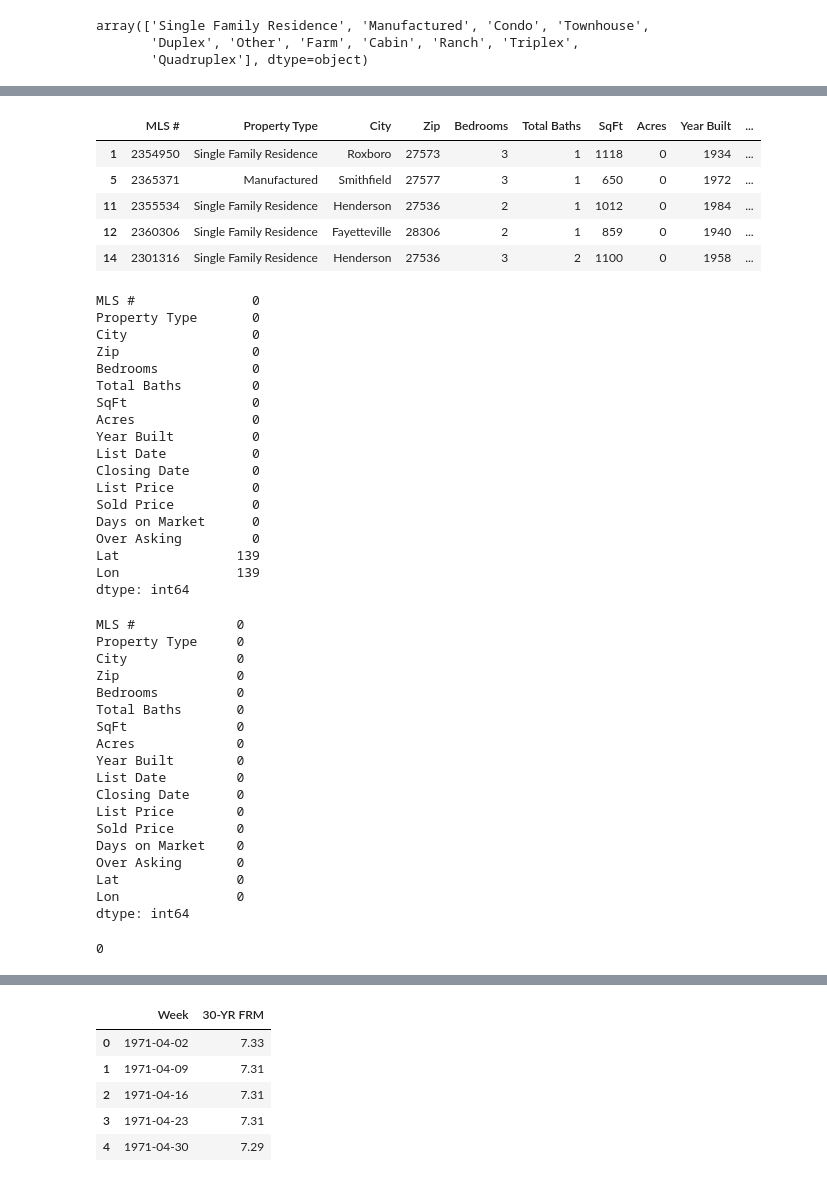
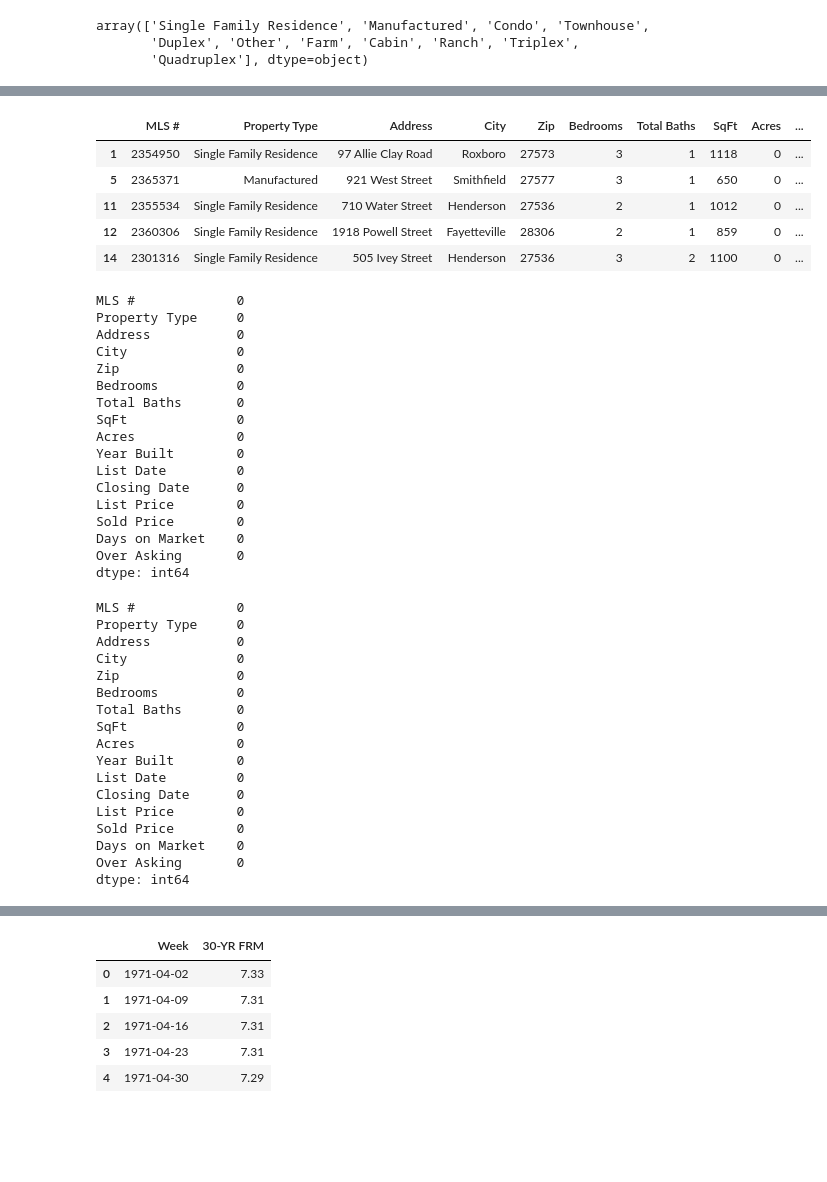
Before and after one commit to drlphysics/Real_Estate_Final_Project, a Jupyter notebook: data_cleanup.ipynb, the cells around one changed output, grey strips where cells are left out. Saved outputs shown, nothing was run; the diff lists cells and outputs as text; code cells hidden in the pictures; blank space fills up the shorter version.

```diff
--- a/data_cleanup.ipynb
+++ b/data_cleanup.ipynb
@@ -320,7 +323,6 @@ combined_df.head(10)
 #Drop Unnecessary Columns
 combined_df = combined_df.drop('Days On Market', axis=1)
 combined_df = combined_df.drop('Class', axis=1)
-combined_df = combined_df.drop(columns=['Address'])
 # %%
 combined_df.head(10)
 # %% [output]
@@ -342,16 +344,3 @@ combined_df['Property Type'].unique()
 array(['Single Family Residence', 'Manufactured', 'Condo', 'Townhouse',
        'Duplex', 'Other', 'Farm', 'Cabin', 'Ranch', 'Triplex',
        'Quadruplex'], dtype=object)
-# %%
-# Initialize pgeocode Nominatim object for the United States
-nomi = pgeocode.Nominatim('us')
-
-# Function to get latitude and longitude
-def get_lat_long(zip_code):
-    location = nomi.query_postal_code(zip_code)
-    return location.latitude, location.longitude
-
-# Apply the function to each zip code
-combined_df[['latitude', 'longitude']] = combined_df['Zip'].apply(lambda x: pd.Series(get_lat_long(x)))
-
-combined_df
@@ -372,48 +347,41 @@ combined_df
 # %%
-#Change the 'Latitude' column name to 'Lat'
-combined_df = combined_df.rename(columns={"latitude": "Lat"})
-
-#Change the 'Longitude' column name to 'Lon'
-combined_df = combined_df.rename(columns={"longitude": "Lon"})
-
 #Change the 'Total Living Area SqFt' column name to 'SqFt'
 combined_df = combined_df.rename(columns={"Total Living Area SqFt": "SqFt"})
 
 #Change the 'Profit' column name to 'Over Asking'
 combined_df = combined_df.rename(columns={"Profit": "Over Asking"})
 
 #Change the 'Days Between' column name to 'Days on Market'
 combined_df = combined_df.rename(columns={"Days Between": "Days on Market"})
 
 
 combined_df.head()
 # %% [output]
-|  | MLS # | Property Type | City | Zip | Bedrooms | Total Baths | SqFt | Acres | Year Built | ... |
-| 1 | 2354950 | Single Family Residence | Roxboro | 27573 | 3 | 1 | 1118 | 0 | 1934 | ... |
-| 5 | 2365371 | Manufactured | Smithfield | 27577 | 3 | 1 | 650 | 0 | 1972 | ... |
-| 11 | 2355534 | Single Family Residence | Henderson | 27536 | 2 | 1 | 1012 | 0 | 1984 | ... |
-| 12 | 2360306 | Single Family Residence | Fayetteville | 28306 | 2 | 1 | 859 | 0 | 1940 | ... |
-| 14 | 2301316 | Single Family Residence | Henderson | 27536 | 3 | 2 | 1100 | 0 | 1958 | ... |
+|  | MLS # | Property Type | Address | City | Zip | Bedrooms | Total Baths | SqFt | Acres | ... |
+| 1 | 2354950 | Single Family Residence | 97 Allie Clay Road | Roxboro | 27573 | 3 | 1 | 1118 | 0 | ... |
+| 5 | 2365371 | Manufactured | 921 West Street | Smithfield | 27577 | 3 | 1 | 650 | 0 | ... |
+| 11 | 2355534 | Single Family Residence | 710 Water Street | Henderson | 27536 | 2 | 1 | 1012 | 0 | ... |
+| 12 | 2360306 | Single Family Residence | 1918 Powell Street | Fayetteville | 28306 | 2 | 1 | 859 | 0 | ... |
+| 14 | 2301316 | Single Family Residence | 505 Ivey Street | Henderson | 27536 | 3 | 2 | 1100 | 0 | ... |
 # %%
 combined_df.isnull().sum()
 # %% [output]
-MLS #               0
-Property Type       0
-City                0
-Zip                 0
-Bedrooms            0
-Total Baths         0
-SqFt                0
-Acres               0
-Year Built          0
-List Date           0
-Closing Date        0
-List Price          0
-Sold Price          0
-Days on Market      0
-Over Asking         0
-Lat               139
-Lon               139
+MLS #             0
+Property Type     0
+Address           0
+City              0
+Zip               0
+Bedrooms          0
+Total Baths       0
+SqFt              0
+Acres             0
+Year Built        0
+List Date         0
+Closing Date      0
+List Price        0
+Sold Price        0
+Days on Market    0
+Over Asking       0
 dtype: int64
 # %%
 #Drop the rows with missing values
@@ -423,6 +391,7 @@ combined_df.isnull().sum()
 # %% [output]
 MLS #             0
 Property Type     0
+Address           0
 City              0
 Zip               0
 Bedrooms          0
@@ -436,16 +405,7 @@ List Price        0
 Sold Price        0
 Days on Market    0
 Over Asking       0
-Lat               0
-Lon               0
 dtype: int64
-# %%
-# Count the number of 0 values in the 'Lat' and 'Lon' columns
-num_zeros = combined_df['Lon'].value_counts().get(0, 0)
-
-print(num_zeros)
-# %% [output]
-0
 # %%
 # Copy the data frame to a new data frame
 sfr_df = combined_df.copy()
```
Also changed, not shown: parts of 30 cells of this notebook, 5 other files.
